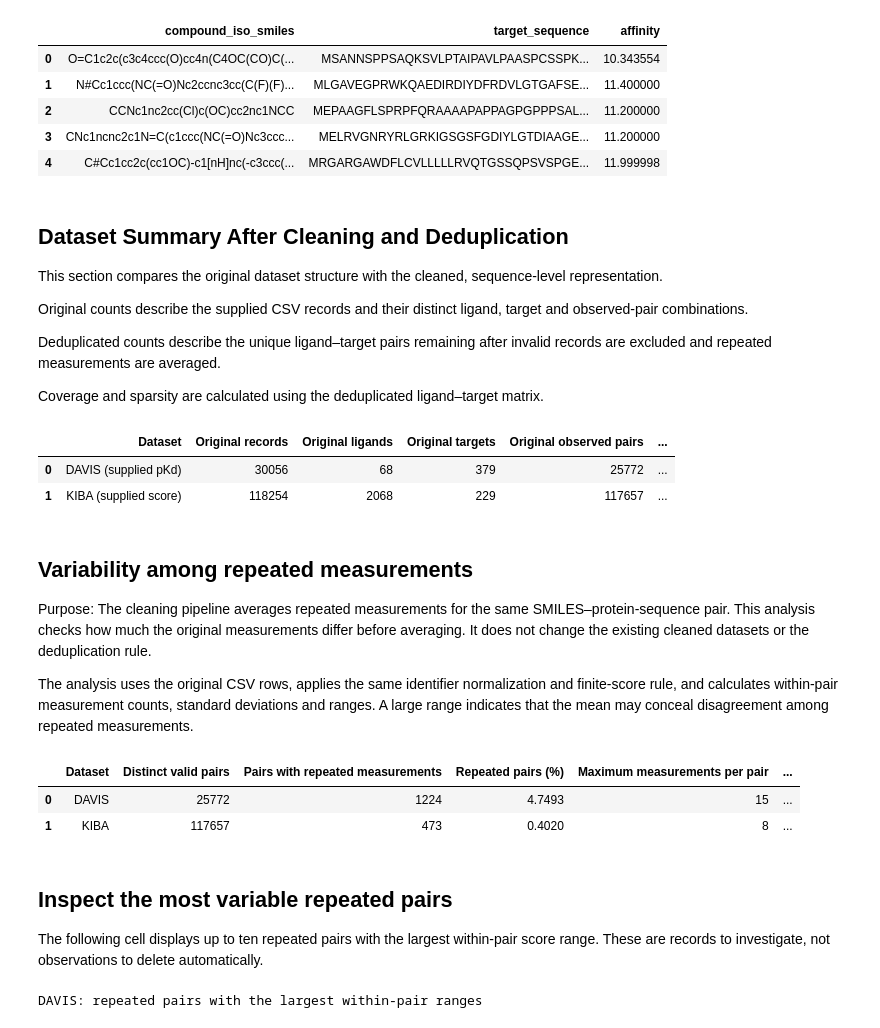
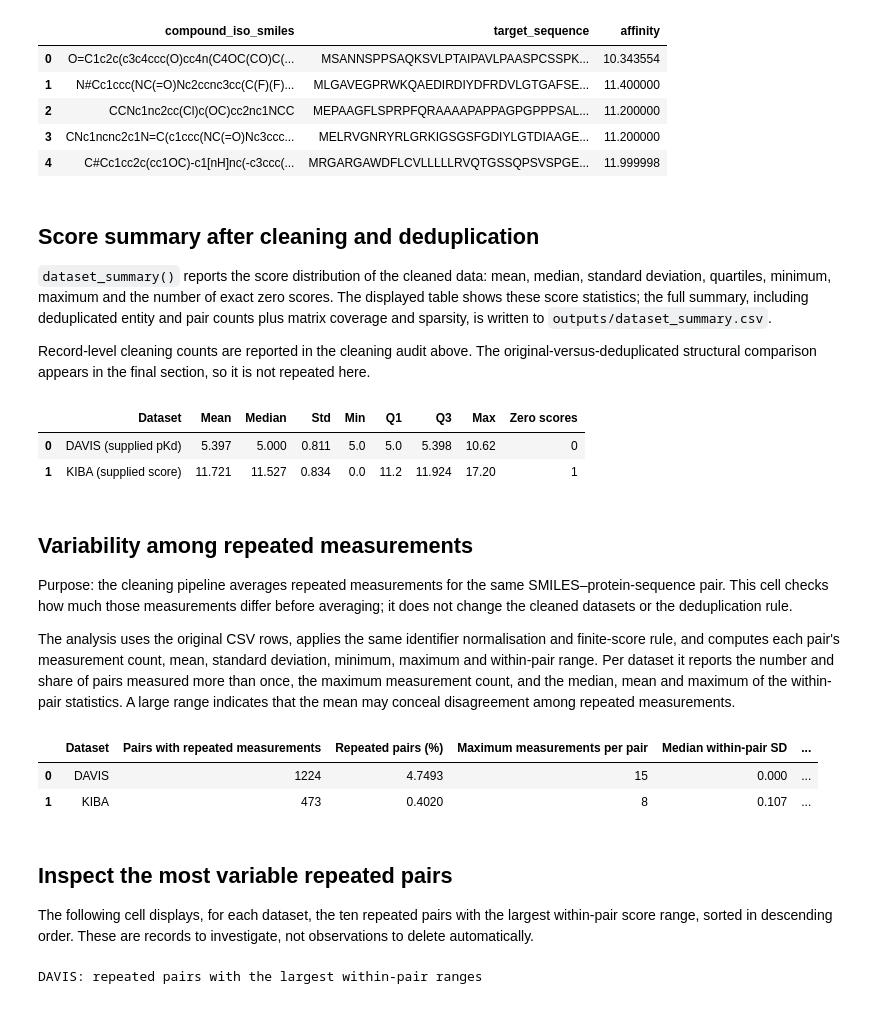
Before and after one commit to IAmGreyBunny/SC4020-Lab2, a Jupyter notebook: dataset-analysis.ipynb, the cells around one changed output. Saved outputs shown, nothing was run; the diff lists cells and outputs as text; code cells hidden in the pictures.

Commit message:
cleaning up

```diff
--- a/dataset-analysis.ipynb
+++ b/dataset-analysis.ipynb
@@ -265,18 +247,13 @@ kiba.to_csv(DATA_DIR / 'kiba_clean.csv', index=False)
 | 3 | CNc1ncnc2c1N=C(c1ccc(NC(=O)Nc3ccc... | MELRVGNRYRLGRKIGSGSFGDIYLGTDIAAGE... | 11.200000 |
 | 4 | C#Cc1cc2c(cc1OC)-c1[nH]nc(-c3ccc(... | MRGARGAWDFLCVLLLLLRVQTGSSQPSVSPGE... | 11.999998 |
 # %% [markdown]
+## Score summary after cleaning and deduplication
 
-## Dataset Summary After Cleaning and Deduplication
+`dataset_summary()` reports the score distribution of the cleaned data: mean, median, standard deviation, quartiles, minimum, maximum and the number of exact zero scores. The displayed table shows these score statistics; the full summary, including deduplicated entity and pair counts plus matrix coverage and sparsity, is written to `outputs/dataset_summary.csv`.
 
-This section compares the original dataset structure with the cleaned, sequence-level representation.
-
-Original counts describe the supplied CSV records and their distinct ligand, target and observed-pair combinations.
-
-Deduplicated counts describe the unique ligand–target pairs remaining after invalid records are excluded and repeated measurements are averaged.
-
-Coverage and sparsity are calculated using the deduplicated ligand–target matrix.
+Record-level cleaning counts are reported in the cleaning audit above. The original-versus-deduplicated structural comparison appears in the final section, so it is not repeated here.
 # %%
-def dataset_summary(clean, audit, name):
+def dataset_summary(clean, name):
 
     # Deduplicated counts
     n_lig = clean['compound_iso_smiles'].nunique()
@@ -289,54 +266,53 @@ def dataset_summary(clean, audit, name):
     return {
         'Dataset': name,
 
-        # Original dataset structure
-        'Original records': audit['Original records'],
-        'Original ligands': audit['Original unique ligands'],
-        'Original targets': audit['Original unique targets'],
-        'Original observed pairs': audit['Original distinct sequence pairs before cleaning'],
-
         # Deduplicated dataset structure
-        'Deduplicated ligands': n_lig,
-        'Deduplicated targets': n_tgt,
-        'Deduplicated observed pairs': n_pairs,
+        'Ligands': n_lig,
+        'Targets': n_tgt,
+        'Observed pairs': n_pairs,
 
         # Matrix coverage and sparsity
         'Possible pairs (ligands * targets)': possible,
         'Coverage (%)': (
             100 * n_pairs / possible if possible else 0
         ),
         'Sparsity (%)': (
             100 * (1 - n_pairs / possible) if possible else 0
         ),
 
         # Score statistics
         'Mean': s.mean(),
         'Median': s.median(),
         'Std': s.std(),
         'Min': s.min(),
         'Q1': s.quantile(0.25),
         'Q3': s.quantile(0.75),
         'Max': s.max(),
         'Zero scores': int((s == 0).sum()),
     }
 
 
 summary = pd.DataFrame([
-    dataset_summary(davis, davis_audit, 'DAVIS (supplied pKd)'),
-    dataset_summary(kiba, kiba_audit, 'KIBA (supplied score)'),
+    dataset_summary(davis, 'DAVIS (supplied pKd)'),
+    dataset_summary(kiba, 'KIBA (supplied score)'),
 ])
 
-display(summary.round(3))
+# Display the score statistics; the CSV keeps the full summary.
+score_columns = [
+    'Dataset', 'Mean', 'Median', 'Std',
+    'Min', 'Q1', 'Q3', 'Max', 'Zero scores'
+]
+display(summary[score_columns].round(3))
 summary.to_csv(OUT_DIR / 'dataset_summary.csv', index=False)
 # %% [output]
-|  | Dataset | Original records | Original ligands | Original targets | Original observed pairs | ... |
-| 0 | DAVIS (supplied pKd) | 30056 | 68 | 379 | 25772 | ... |
-| 1 | KIBA (supplied score) | 118254 | 2068 | 229 | 117657 | ... |
+|  | Dataset | Mean | Median | Std | Min | Q1 | Q3 | Max | Zero scores |
+| 0 | DAVIS (supplied pKd) | 5.397 | 5.000 | 0.811 | 5.0 | 5.0 | 5.398 | 10.62 | 0 |
+| 1 | KIBA (supplied score) | 11.721 | 11.527 | 0.834 | 0.0 | 11.2 | 11.924 | 17.20 | 1 |
 # %% [markdown]
 ## Variability among repeated measurements
-Purpose: The cleaning pipeline averages repeated measurements for the same SMILES–protein-sequence pair. This analysis checks how much the original measurements differ before averaging. It does not change the existing cleaned datasets or the deduplication rule.
+Purpose: the cleaning pipeline averages repeated measurements for the same SMILES–protein-sequence pair. This cell checks how much those measurements differ before averaging; it does not change the cleaned datasets or the deduplication rule.
 
-The analysis uses the original CSV rows, applies the same identifier normalization and finite-score rule, and calculates within-pair measurement counts, standard deviations and ranges. A large range indicates that the mean may conceal disagreement among repeated measurements.
+The analysis uses the original CSV rows, applies the same identifier normalisation and finite-score rule, and computes each pair's measurement count, mean, standard deviation, minimum, maximum and within-pair range. Per dataset it reports the number and share of pairs measured more than once, the maximum measurement count, and the median, mean and maximum of the within-pair statistics. A large range indicates that the mean may conceal disagreement among repeated measurements.
 # %%
 def duplicate_variability(raw, name):
     # Use the original observations so repeated measurements are still present.
@@ -383,7 +359,6 @@ def duplicate_variability(raw, name):
 
     summary_row = {
         'Dataset': name,
-        'Distinct valid pairs': n_pairs,
         'Pairs with repeated measurements': n_repeated,
         'Repeated pairs (%)': (
             100 * n_repeated / n_pairs if n_pairs else np.nan
@@ -424,12 +399,12 @@ duplicate_summary.to_csv(
     index=False
 )
 # %% [output]
-|  | Dataset | Distinct valid pairs | Pairs with repeated measurements | Repeated pairs (%) | Maximum measurements per pair | ... |
-| 0 | DAVIS | 25772 | 1224 | 4.7493 | 15 | ... |
-| 1 | KIBA | 117657 | 473 | 0.4020 | 8 | ... |
+|  | Dataset | Pairs with repeated measurements | Repeated pairs (%) | Maximum measurements per pair | Median within-pair SD | ... |
+| 0 | DAVIS | 1224 | 4.7493 | 15 | 0.000 | ... |
+| 1 | KIBA | 473 | 0.4020 | 8 | 0.107 | ... |
 # %% [markdown]
 ## Inspect the most variable repeated pairs
-The following cell displays up to ten repeated pairs with the largest within-pair score range. These are records to investigate, not observations to delete automatically.
+The following cell displays, for each dataset, the ten repeated pairs with the largest within-pair score range, sorted in descending order. These are records to investigate, not observations to delete automatically.
 # %%
 print('DAVIS: repeated pairs with the largest within-pair ranges')
 display(
```
Also changed, not shown: parts of 20 cells of this notebook, 5 other files.
